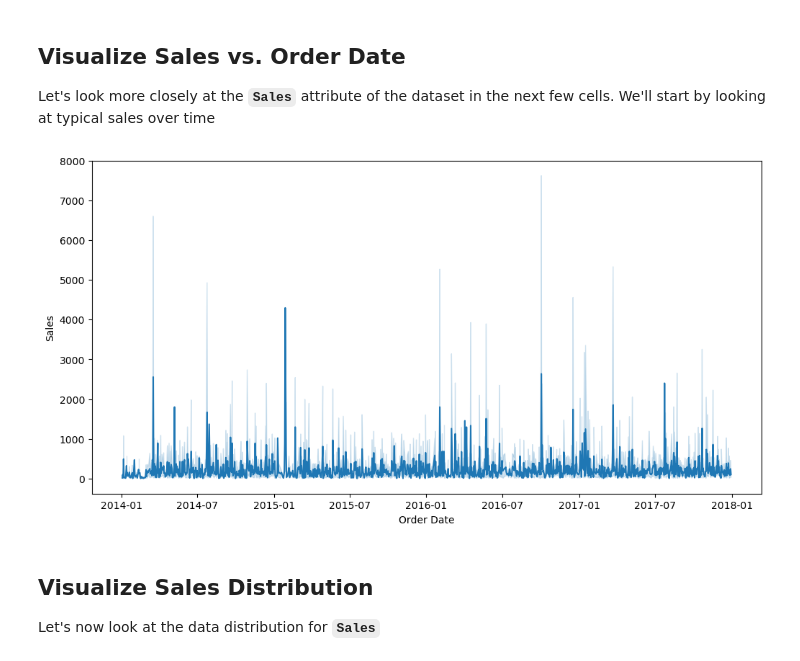
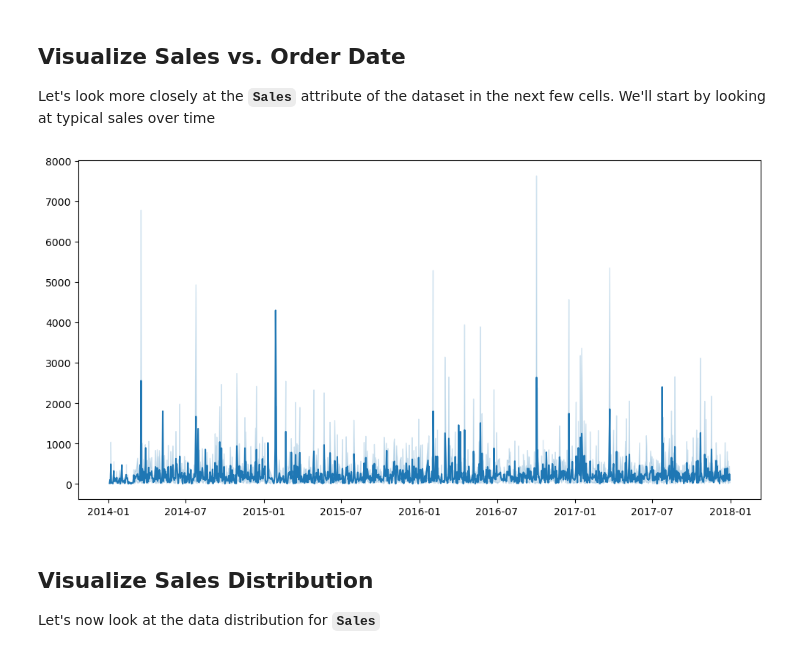
Before and after one commit to lfunderburk/mec-mini-projects, a Jupyter notebook: mec-16.4.1-anomaly-detection-mini-project/Mini_Project_Anomaly_Detection.ipynb, the cells around one changed output. Drawn from its saved outputs; the diff is of its cells as text; code cells hidden in the pictures.

```diff
--- a/mec-16.4.1-anomaly-detection-mini-project/Mini_Project_Anomaly_Detection.ipynb
+++ b/mec-16.4.1-anomaly-detection-mini-project/Mini_Project_Anomaly_Detection.ipynb
@@ -81,9 +62,9 @@ df.head()
 Let's look more closely at the __`Sales`__ attribute of the dataset in the next few cells. We'll start by looking at typical sales over time
 # %%
 fig, ax = plt.subplots(1, 1, figsize=(12, 6))
-sns.lineplot(x=df['Order Date'], y=df['Sales']);
+sns.lineplot(x=df['Order Date'].values, y=df['Sales'].values);
 # %% [output]
-[figure, old version]
+[figure, new version]
 # %% [markdown]
 ## Visualize Sales Distribution
 
```
Also changed, not shown: parts of 21 cells of this notebook, 1 other file.
